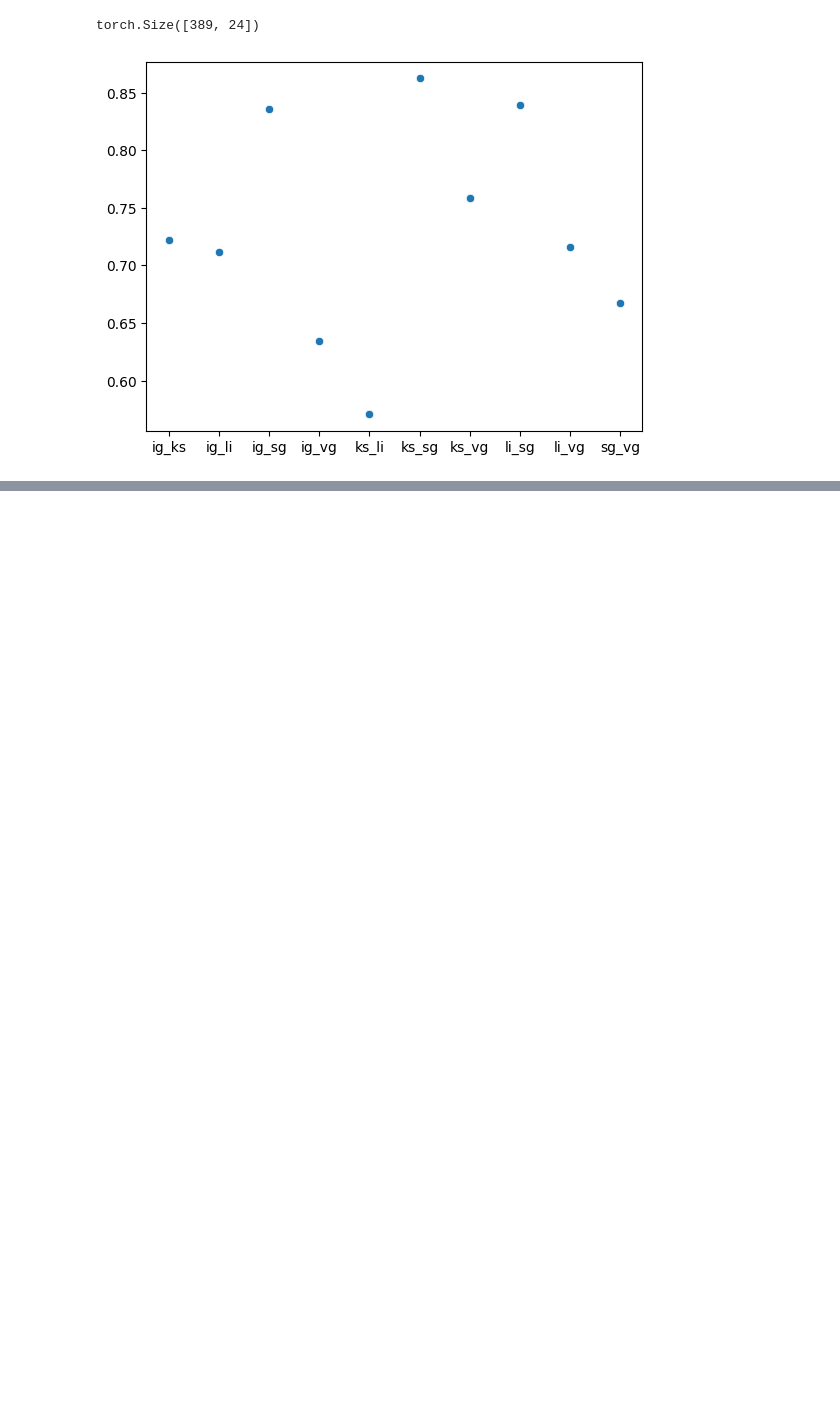
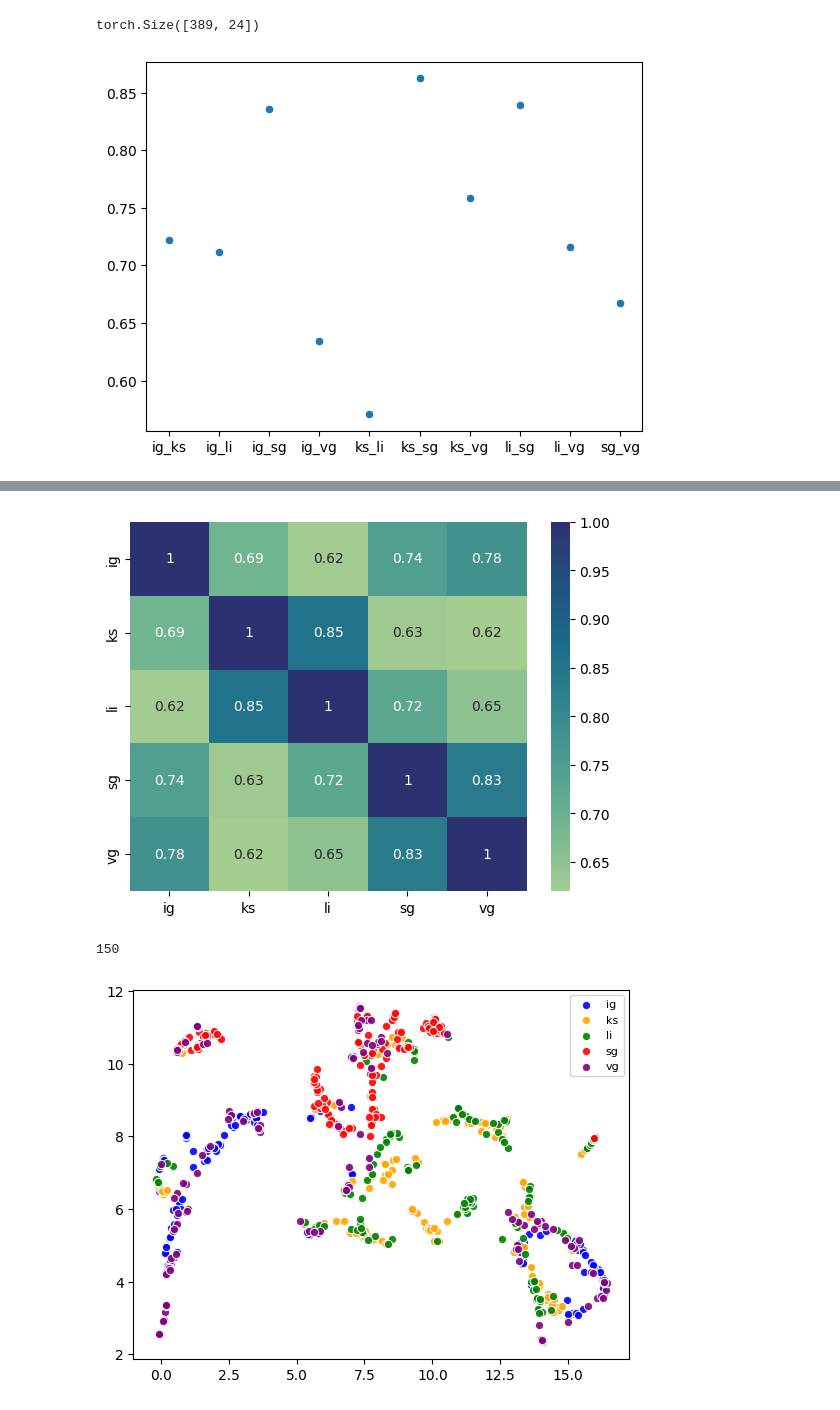
Before and after one commit to ekunigk/BA_Disagreement_Problem, a Jupyter notebook: evaluation_two.ipynb, the cells around one changed output, grey strips where cells are left out. Saved outputs shown, nothing was run; the diff lists cells and outputs as text; code cells hidden in the pictures; blank space fills up the shorter version.

```diff
--- a/evaluation_two.ipynb
+++ b/evaluation_two.ipynb
@@ -62,0 +56,6 @@ analyze_explanations('breastw', 1, 9, 100, 3)
+# %%
+analyze_explanations('btsc', 1, 4, 100, 2)
+# %% [output]
+[figure, added]
+150
+[figure, added]
```
Also changed, not shown: parts of 7 cells of this notebook, 2 other files.
